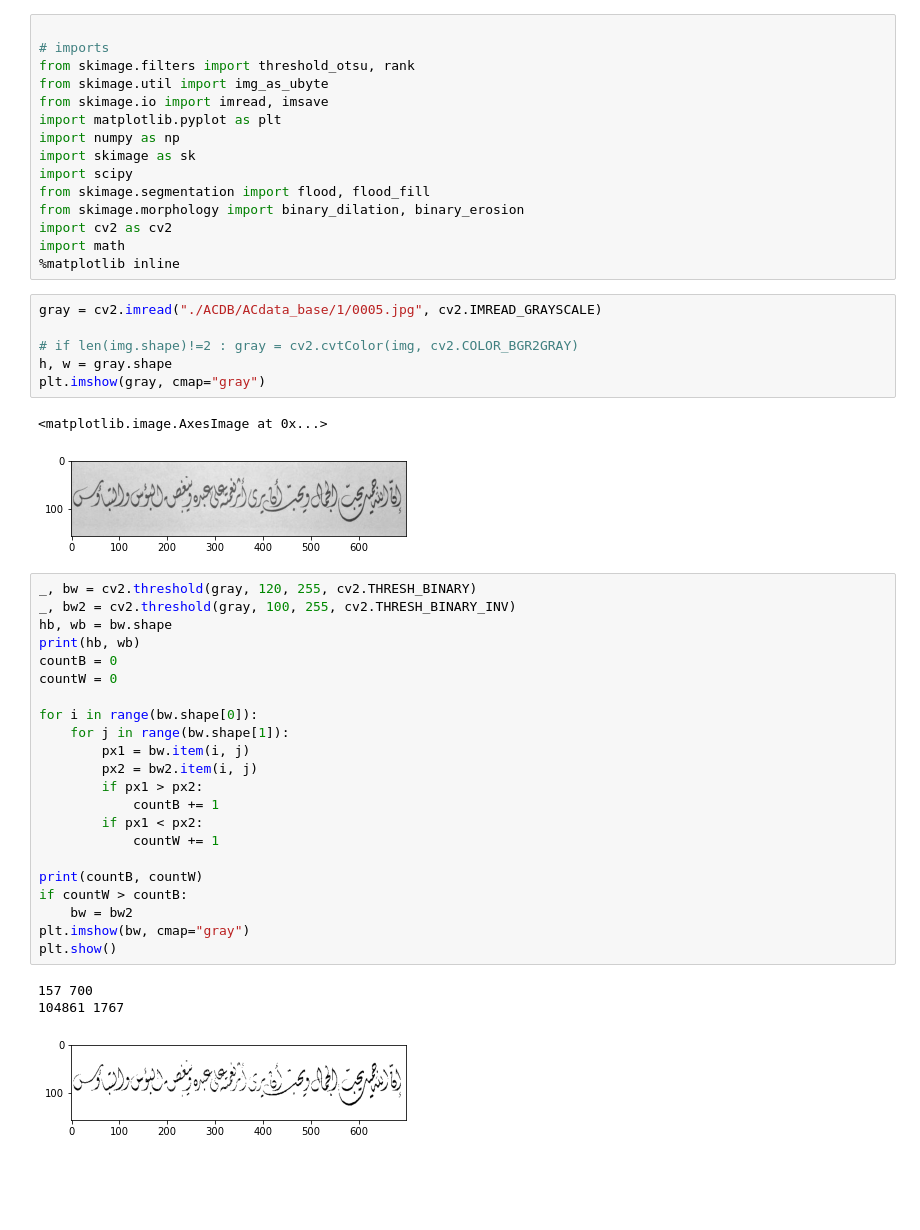
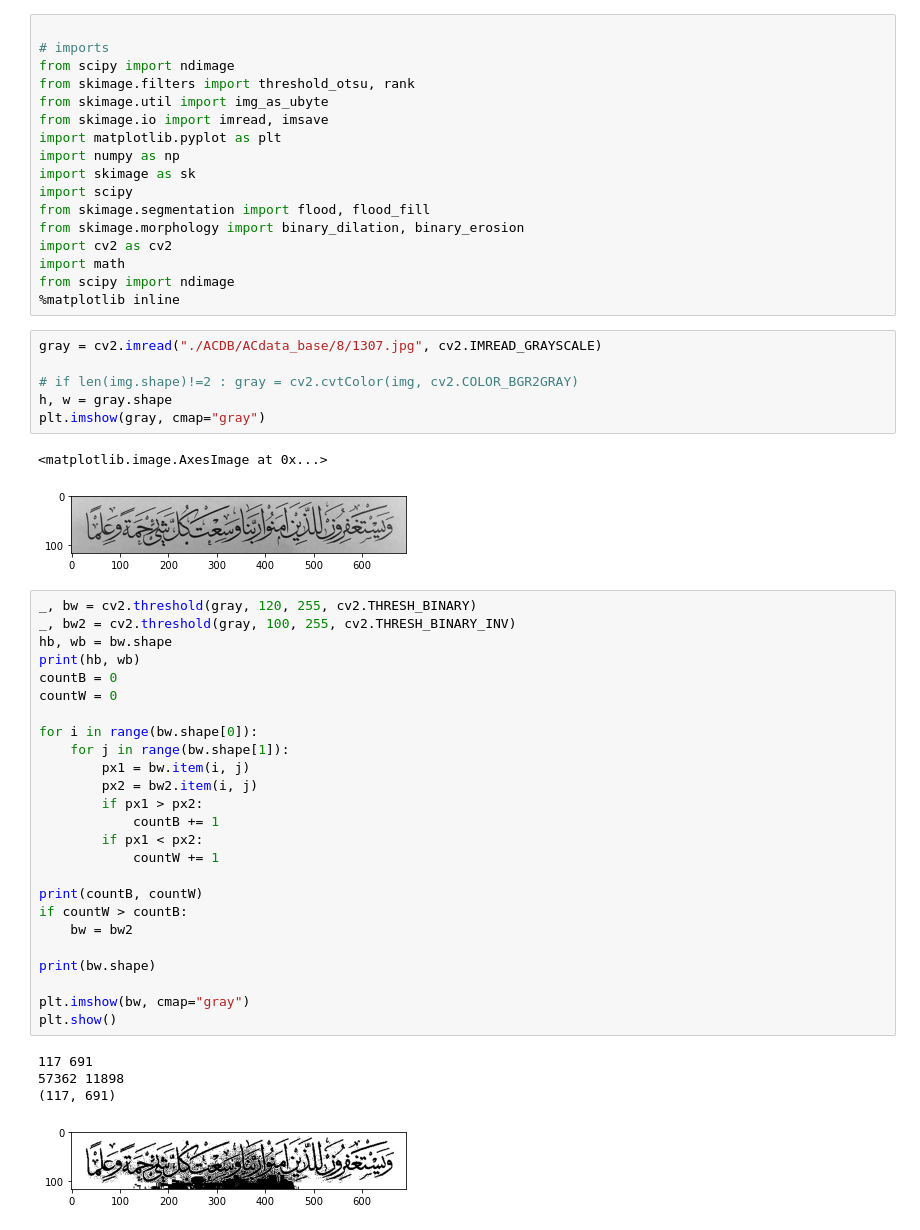
Before and after one commit to abdallahabusedo/Arabico, a Jupyter notebook: Diacritics_Extraction.ipynb, the cells around one changed output. Drawn from its saved outputs; the diff is of its cells as text; blank space fills up the shorter version.

```diff
--- a/Diacritics_Extraction.ipynb
+++ b/Diacritics_Extraction.ipynb
@@ -1,6 +1,7 @@
 # %%
 
 # imports
+from scipy import ndimage
 from skimage.filters import threshold_otsu, rank
 from skimage.util import img_as_ubyte
 from skimage.io import imread, imsave
@@ -12,16 +13,17 @@ from skimage.segmentation import flood, flood_fill
 from skimage.morphology import binary_dilation, binary_erosion
 import cv2 as cv2
 import math
+from scipy import ndimage
 %matplotlib inline
 # %%
-gray = cv2.imread("./ACDB/ACdata_base/1/0005.jpg", cv2.IMREAD_GRAYSCALE)
+gray = cv2.imread("./ACDB/ACdata_base/8/1307.jpg", cv2.IMREAD_GRAYSCALE)
 
 # if len(img.shape)!=2 : gray = cv2.cvtColor(img, cv2.COLOR_BGR2GRAY)
 h, w = gray.shape
 plt.imshow(gray, cmap="gray")
 # %% [output]
 <matplotlib.image.AxesImage at 0x...>
-[figure, old version]
+[figure, new version]
 # %%
 _, bw = cv2.threshold(gray, 120, 255, cv2.THRESH_BINARY)
 _, bw2 = cv2.threshold(gray, 100, 255, cv2.THRESH_BINARY_INV)
@@ -42,12 +44,16 @@ for i in range(bw.shape[0]):
 print(countB, countW)
 if countW > countB:
     bw = bw2
+
+print(bw.shape)
+
 plt.imshow(bw, cmap="gray")
 plt.show()
 # %% [output]
-157 700
-104861 1767
+117 691
+57362 11898
+(117, 691)
-[figure, old version]
+[figure, new version]
 # %%
 
 # make line to connect most large histograms
```
Also changed, not shown: parts of 5 cells of this notebook.
